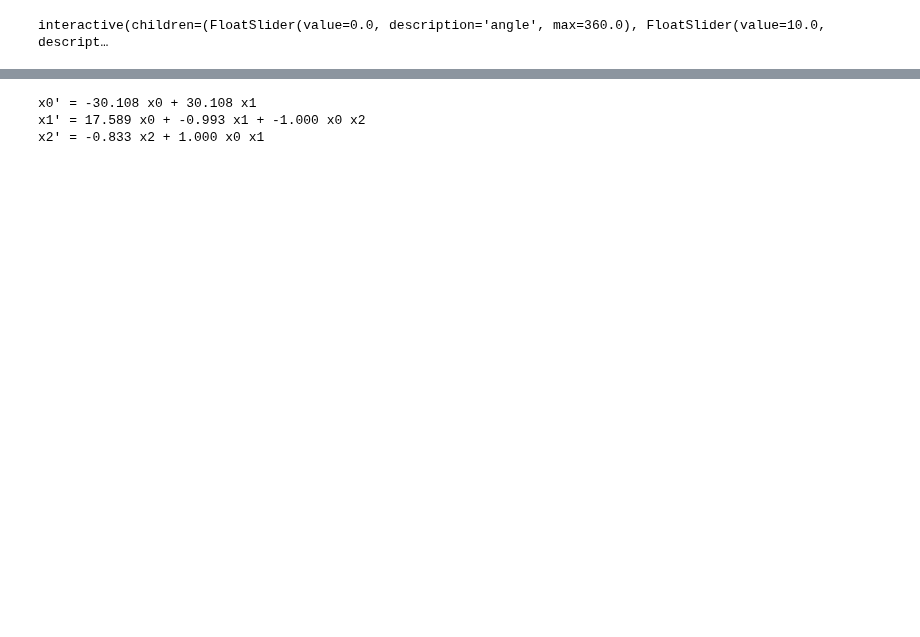
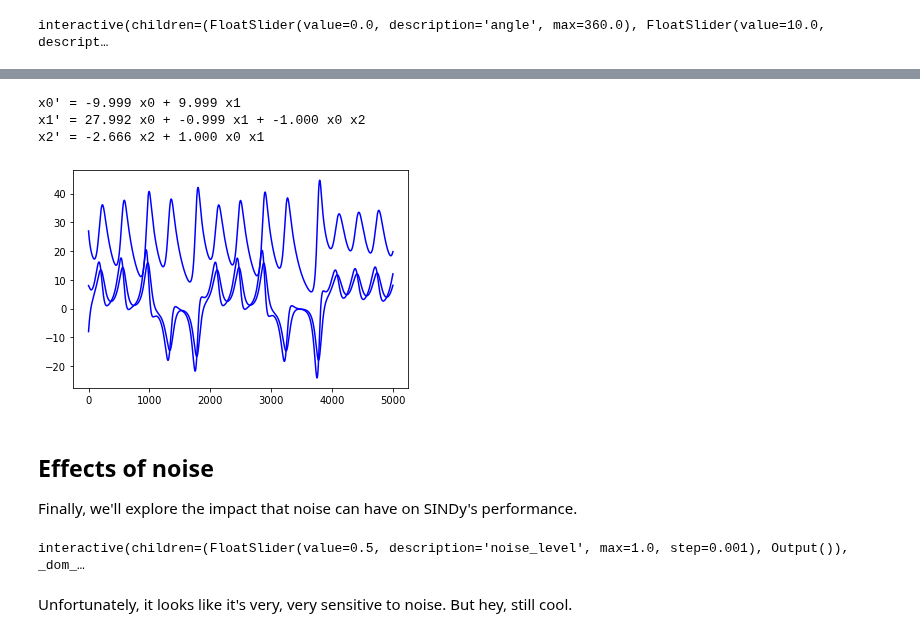
Before and after one commit to virati/VisualizeDynamics, a Jupyter notebook: notebooks/interactive_SINDy_lorenz.ipynb, the cells around one changed output, grey strips where cells are left out. Saved outputs shown, nothing was run; the diff lists cells and outputs as text; code cells hidden in the pictures; blank space fills up the shorter version.

Commit message:
Updates to interactive SINDy+Lorenz notebook

```diff
--- a/notebooks/interactive_SINDy_lorenz.ipynb
+++ b/notebooks/interactive_SINDy_lorenz.ipynb
@@ -137,10 +142,36 @@ t_train = np.arange(0, 10, dt)
 x0_train = [-8, 8, 27]
 x_train = odeint(lorenz, x0_train, t_train)
 # %%
+plt.figure()
+plt.plot(x_train,color='blue')
+
 model = ps.SINDy()
 model.fit(x_train, t=dt)
 model.print()
 # %% [output]
-x0' = -30.108 x0 + 30.108 x1
-x1' = 17.589 x0 + -0.993 x1 + -1.000 x0 x2
-x2' = -0.833 x2 + 1.000 x0 x1
+x0' = -9.999 x0 + 9.999 x1
+x1' = 27.992 x0 + -0.999 x1 + -1.000 x0 x2
+x2' = -2.666 x2 + 1.000 x0 x1
+[figure, added]
+# %% [markdown]
+## Effects of noise
+Finally, we'll explore the impact that noise can have on SINDy's performance.
+# %%
+def noise_exercise(noise_level):
+    x_train_noise = x_train + np.random.normal(0,noise_level,size=x_train.shape)
+
+    plt.figure()
+    plt.plot(x_train_noise,alpha=0.7,color='red')
+    plt.plot(x_train,color='blue',alpha=0.3)
+
+    model = ps.SINDy()
+    model.fit(x_train_noise, t=dt)
+    model.print()
+
+noise_widg = interactive(noise_exercise,noise_level=(0.0,1,0.001))
+display(noise_widg)
+# %% [output]
+interactive(children=(FloatSlider(value=0.5, description='noise_level', max=1.0, step=0.001), Output()), _dom_…
+# %% [markdown]
+Unfortunately, it looks like it's very, very sensitive to noise.
+But hey, still cool.
```
Also changed, not shown: parts of 12 cells of this notebook.
